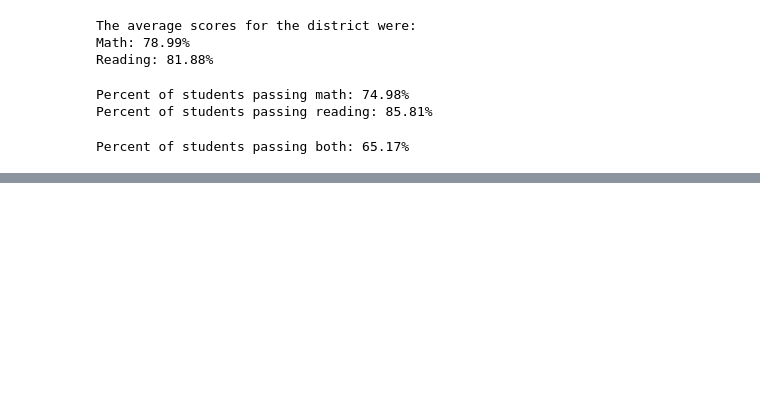
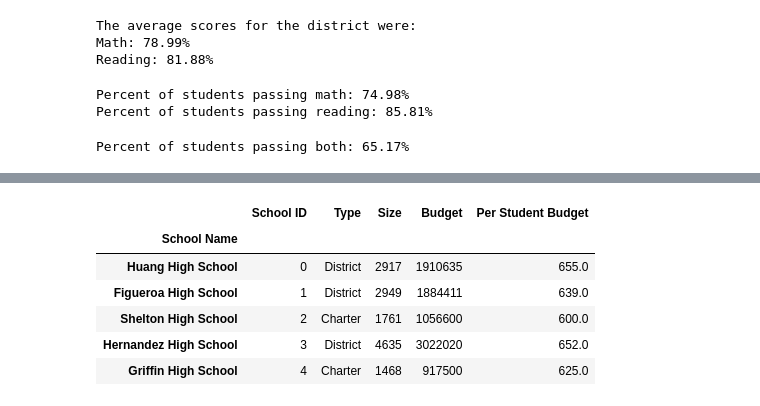
Before and after one commit to peatk/Pandas-Challenge_Mod4_Pete-Kline, a Jupyter notebook: PyCitySchools/Untitled.ipynb, the cells around one changed output, grey strips where cells are left out. Drawn from its saved outputs; the diff is of its cells as text; code cells hidden in the pictures; blank space fills up the shorter version.

```diff
--- a/PyCitySchools/Untitled.ipynb
+++ b/PyCitySchools/Untitled.ipynb
@@ -107,0 +222,14 @@ list_df
+# %%
+#Per student budget
+per_student_budget = school_df_3["Budget"] / school_df_3["Size"]
+school_df_3["Per Student Budget"] = per_student_budget
+
+school_df_3.head()
+# %% [output]
+|  | School ID | Type | Size | Budget | Per Student Budget |
+| School Name |  |  |  |  |  |
+| Huang High School | 0 | District | 2917 | 1910635 | 655.0 |
+| Figueroa High School | 1 | District | 2949 | 1884411 | 639.0 |
+| Shelton High School | 2 | Charter | 1761 | 1056600 | 600.0 |
+| Hernandez High School | 3 | District | 4635 | 3022020 | 652.0 |
+| Griffin High School | 4 | Charter | 1468 | 917500 | 625.0 |
```
Also changed, not shown: parts of 12 cells of this notebook.
